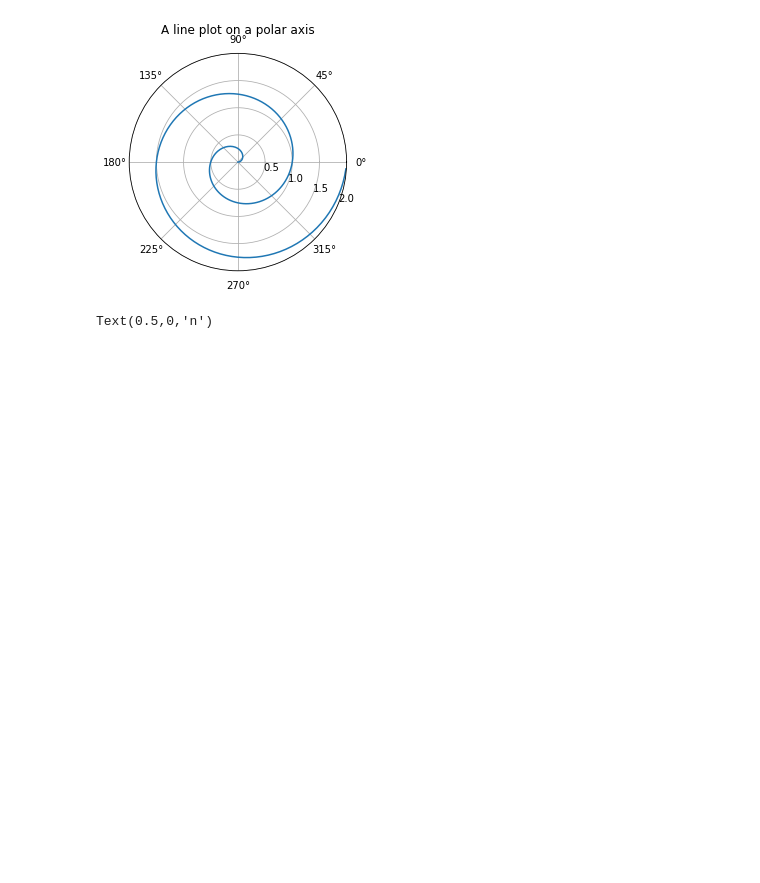
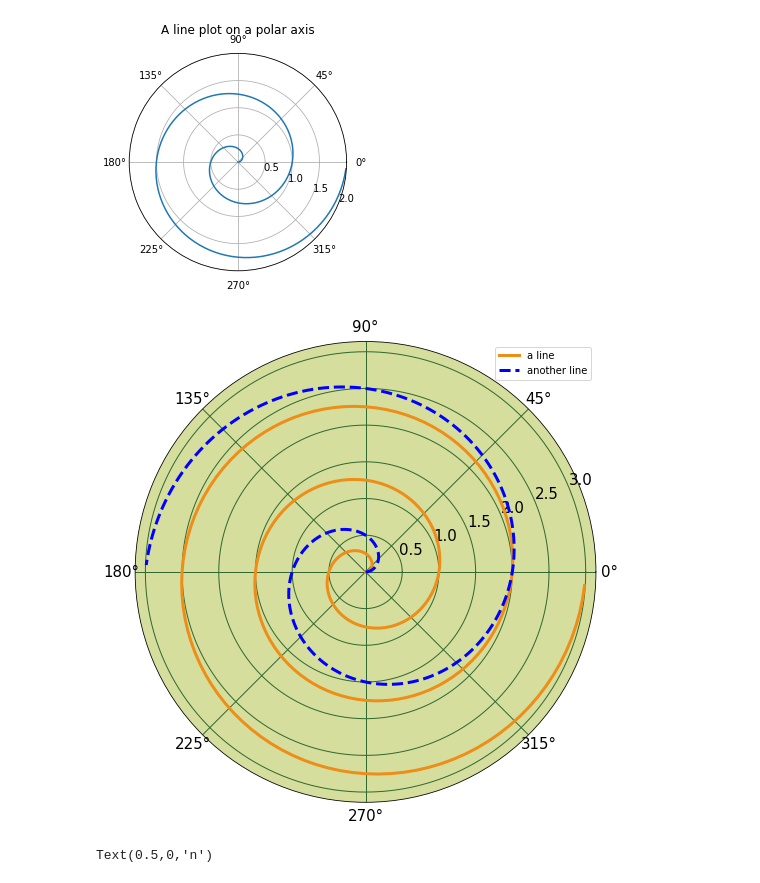
Before and after one commit to barabanme/pyplot_show, a Jupyter notebook: pyplot_examples.ipynb, the cells around one changed output. Cells and saved outputs as stored; diff of their text form; code cells hidden in the pictures; blank space fills up the shorter version.

Commit message:
Added new polar example

```diff
--- a/pyplot_examples.ipynb
+++ b/pyplot_examples.ipynb
@@ -61,6 +61,29 @@ ax.set_title("A line plot on a polar axis", va='bottom')
 plt.show()
 # %% [output]
 [figure]
+# %%
+import numpy as np
+from matplotlib.pyplot import figure, show, rc
+
+# radar green, solid grid lines
+rc('grid', color='#316931', linewidth=1, linestyle='-')
+rc('xtick', labelsize=15)
+rc('ytick', labelsize=15)
+
+# force square figure and square axes looks better for polar, IMO
+fig = figure(figsize=(8, 8))
+ax = fig.add_axes([0.1, 0.1, 0.8, 0.8],
+                  projection='polar', facecolor='#d5de9c')
+
+r = np.arange(0, 3.0, 0.01)
+theta = 2*np.pi*r
+ax.plot(theta, r, color='#ee8d18', lw=3, label='a line')
+ax.plot(0.5*theta, r, color='blue', ls='--', lw=3, label='another line')
+ax.legend()
+
+show()
+# %% [output]
+[figure, added]
 # %%
 # must start notebook with --pylab flag
 
```
